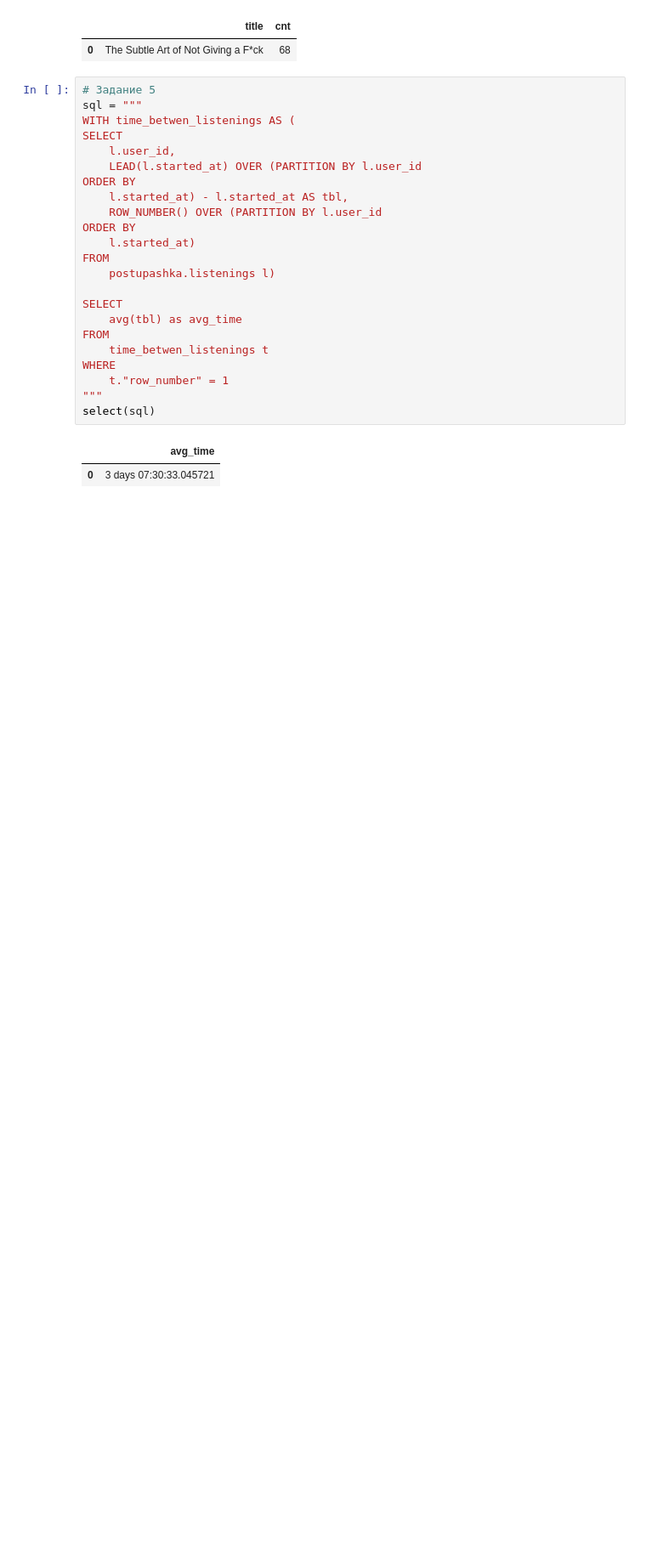
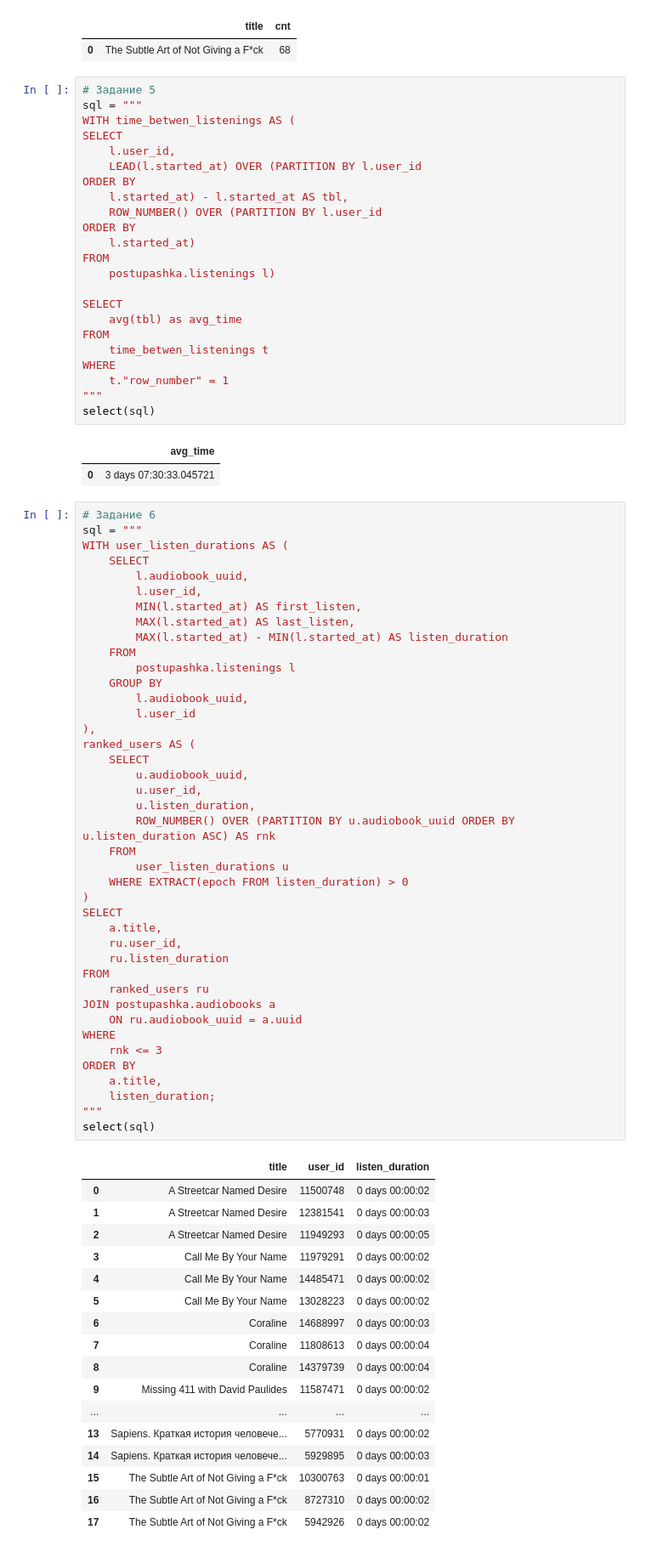
Before and after one commit to aleks-haksly/Postypashka, a Jupyter notebook: DA/03 HW SQL/HW.ipynb, the cells around one changed output. Shown at 85% size. Drawn from its saved outputs; the diff is of its cells as text; blank space fills up the shorter version.

```diff
--- a/DA/03 HW SQL/HW.ipynb
+++ b/DA/03 HW SQL/HW.ipynb
@@ -158,3 +158,62 @@ select(sql)
 # %% [output]
 |  | avg_time |
 | 0 | 3 days 07:30:33.045721 |
+# %%
+# Задание 6
+sql = """
+WITH user_listen_durations AS (
+    SELECT
+        l.audiobook_uuid,
+        l.user_id,
+        MIN(l.started_at) AS first_listen,
+        MAX(l.started_at) AS last_listen,
+        MAX(l.started_at) - MIN(l.started_at) AS listen_duration
+    FROM
+        postupashka.listenings l
+    GROUP BY
+        l.audiobook_uuid,
+        l.user_id
+),
+ranked_users AS (
+    SELECT
+        u.audiobook_uuid,
+        u.user_id,
+        u.listen_duration,
+        ROW_NUMBER() OVER (PARTITION BY u.audiobook_uuid ORDER BY u.listen_duration ASC) AS rnk
+    FROM
+        user_listen_durations u
+    WHERE EXTRACT(epoch FROM listen_duration) > 0
+)
+SELECT
+    a.title,
+    ru.user_id,
+    ru.listen_duration
+FROM
+    ranked_users ru
+JOIN postupashka.audiobooks a
+	ON ru.audiobook_uuid = a.uuid
+WHERE
+    rnk <= 3
+ORDER BY
+    a.title,
+    listen_duration;
+"""
+select(sql)
+# %% [output]
+|  | title | user_id | listen_duration |
+| 0 | A Streetcar Named Desire | 11500748 | 0 days 00:00:02 |
+| 1 | A Streetcar Named Desire | 12381541 | 0 days 00:00:03 |
+| 2 | A Streetcar Named Desire | 11949293 | 0 days 00:00:05 |
+| 3 | Call Me By Your Name | 11979291 | 0 days 00:00:02 |
+| 4 | Call Me By Your Name | 14485471 | 0 days 00:00:02 |
+| 5 | Call Me By Your Name | 13028223 | 0 days 00:00:02 |
+| 6 | Coraline | 14688997 | 0 days 00:00:03 |
+| 7 | Coraline | 11808613 | 0 days 00:00:04 |
+| 8 | Coraline | 14379739 | 0 days 00:00:04 |
+| 9 | Missing 411 with David Paulides | 11587471 | 0 days 00:00:02 |
+| ... | ... | ... | ... |
+| 13 | Sapiens. Краткая история человече... | 5770931 | 0 days 00:00:02 |
+| 14 | Sapiens. Краткая история человече... | 5929895 | 0 days 00:00:03 |
+| 15 | The Subtle Art of Not Giving a F*ck | 10300763 | 0 days 00:00:01 |
+| 16 | The Subtle Art of Not Giving a F*ck | 8727310 | 0 days 00:00:02 |
+| 17 | The Subtle Art of Not Giving a F*ck | 5942926 | 0 days 00:00:02 |
```
Also changed, not shown: parts of 1 cell of this notebook.
